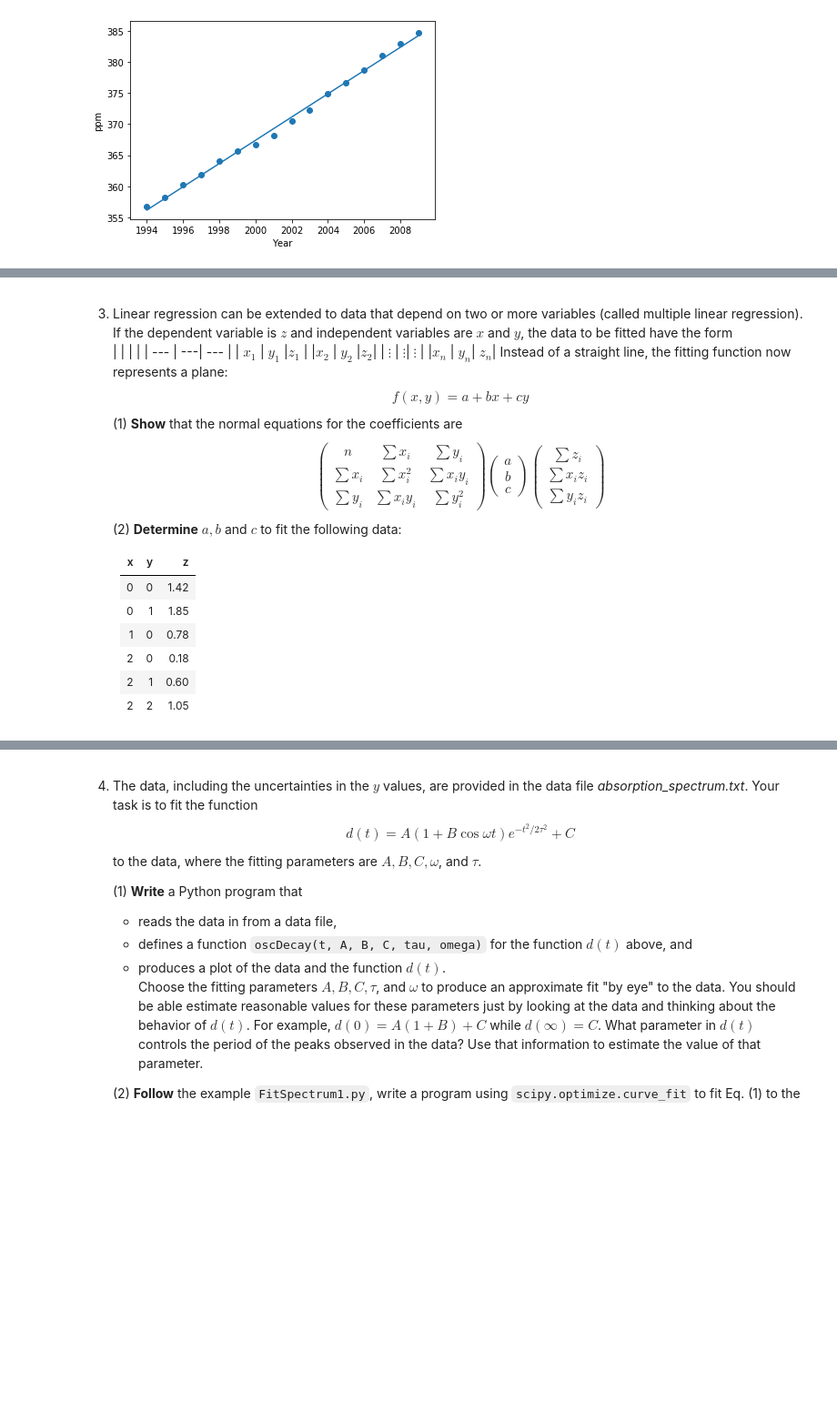
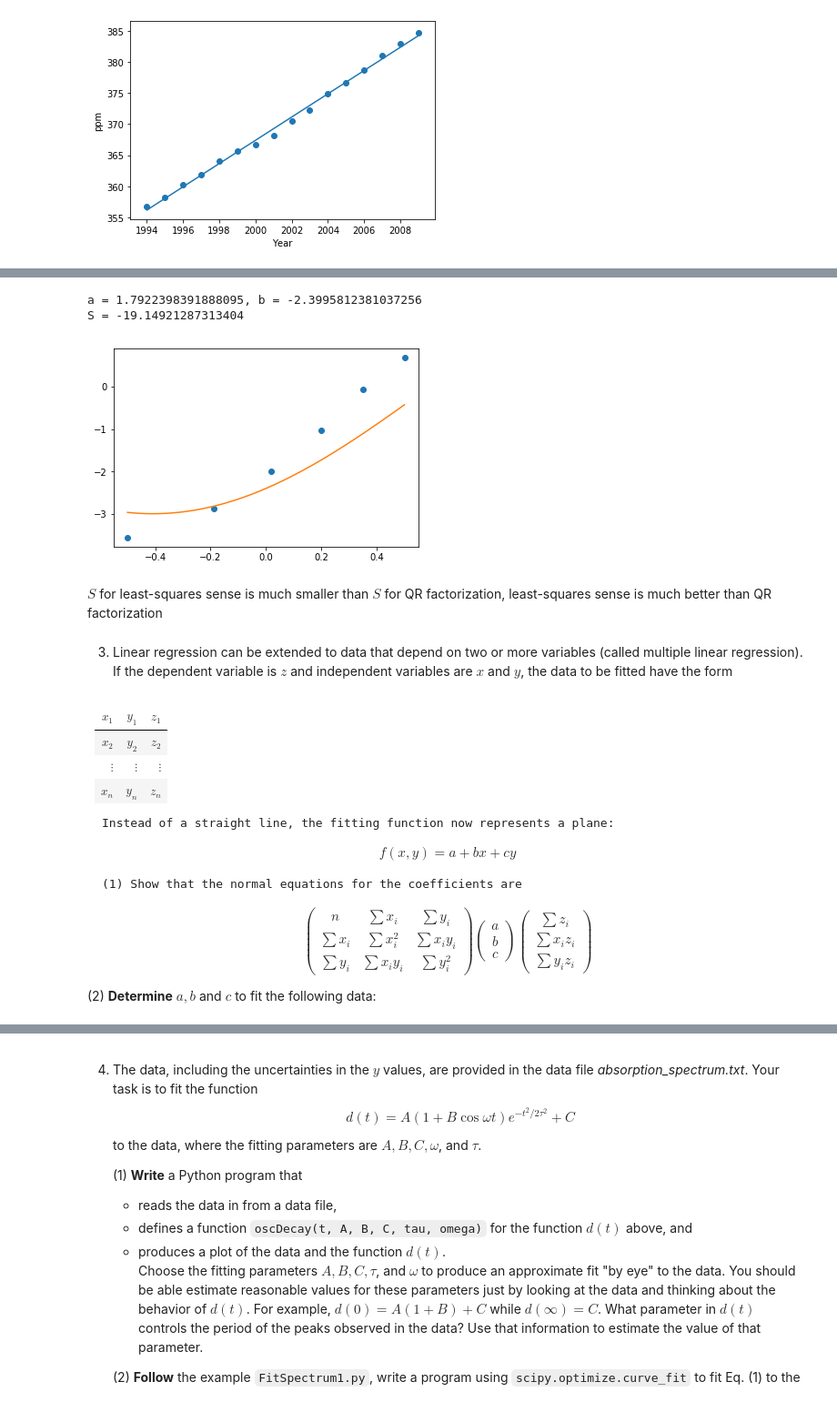
Before and after one commit to Little-old-brother-team/GroupWork, a Jupyter notebook: Week8/Week8_HJH.ipynb, the cells around one changed output, grey strips where cells are left out. Shown at 91% size. Cells and saved outputs as stored; diff of their text form; code cells hidden in the pictures; blank space fills up the shorter version.

```diff
--- a/Week8/Week8_HJH.ipynb
+++ b/Week8/Week8_HJH.ipynb
@@ -45,17 +101,35 @@ The average increase of the concentration per year is 1.872205882352939
+# %%
+M = np.column_stack( (np.sin(np.pi*x).reshape(6,1),np.cos(np.pi*x).reshape(6,1)) )
+Q,R = np.linalg.qr(M)
+# R x = Q^T y
+a,b = np.linalg.solve(R,Q.T@y)
+print(f'a = {a}, b = {b}')
+
+plt.plot(x,y,'o')
+plt.plot(x1,a*f(0,x1) + b*f(1,x1))
+S = np.sum( y - a*f(0,x) - a*f(1,x) )
+print(f'S = {S}')
+plt.show()
+# %% [output]
+a = 1.7922398391888095, b = -2.3995812381037256
+S = -19.14921287313404
+[figure, added]
+# %% [markdown]
+$S$ for least-squares sense is much smaller than $S$ for QR factorization, least-squares sense is much better than QR factorization
+# %% [markdown]
+3. Linear regression can be extended to data that depend on two or more variables (called multiple linear regression). If the dependent variable is $z$ and independent variables are $x$ and $y$, the data to be fitted have the form
 # %% [markdown]
-3. Linear regression can be extended to data that depend on two or more variables (called multiple linear regression). If the dependent variable is $z$ and independent variables are $x$ and $y$, the data to be fitted have the form
-    | | | |
-    | --- | ---| --- |
-    | $x_1$ | $y_1$ |$z_1$ |
-    |$x_2$ | $y_2$ |$z_2$|
-    | $\vdots$ | $\vdots$| $\vdots$ |
-    |$x_n$ | $y_n$| $z_n$|
+| $x_1$ | $y_1$ |$z_1$ |
+| --- | ---| --- |
+|$x_2$ | $y_2$ |$z_2$|
+| $\vdots$ | $\vdots$| $\vdots$ |
+|$x_n$ | $y_n$| $z_n$|
+
     Instead of a straight line, the fitting function now represents a plane:
-    $$
-    f (x, y) = a +bx + cy
-    $$
-    (1) **Show** that the normal equations for the coefficients are
-    $$
+$$f (x, y) = a +bx + cy$$
+
+    (1) Show that the normal equations for the coefficients are
+$$
     \begin{pmatrix}
     n &\sum x_i &\sum y_i\\
     \sum x_i &\sum x_i^2 &\sum x_i y_i\\
@@ -66,14 +140,6 @@ The average increase of the concentration per year is 1.872205882352939
     \sum z_i\\
     \sum x_iz_i\\
     \sum y_iz_i\end{pmatrix}
-    $$
-    (2) **Determine** $a,b$ and $c$ to fit the following data:
+$$
 
-    |x| y| z|
-    | --- | ---| --- |
-    |0| 0 |1.42|
-    |0 |1 |1.85|
-    |1 |0 |0.78|
-    |2 |0 |0.18||
-    |2 |1| 0.60|
-    |2| 2| 1.05|
+   (2) **Determine** $a,b$ and $c$ to fit the following data:
```
Also changed, not shown: parts of 9 cells of this notebook.
